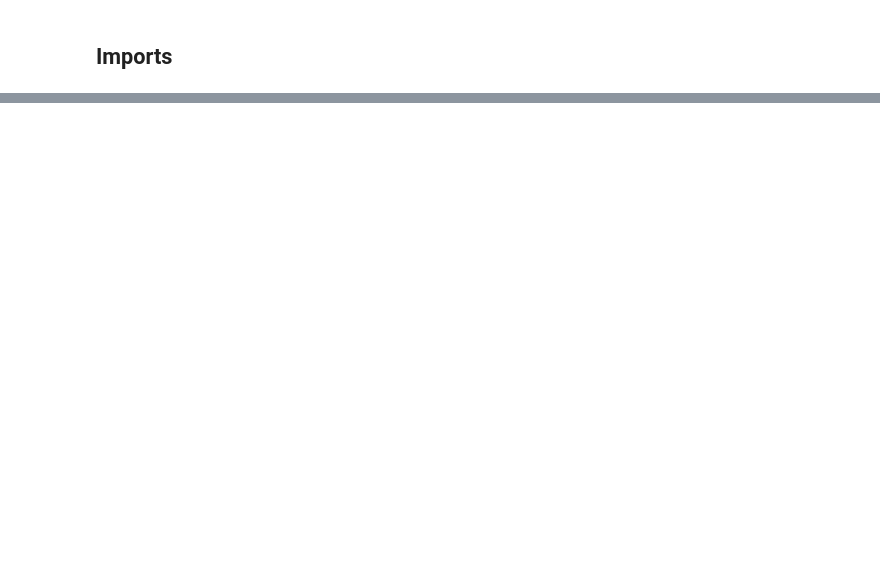
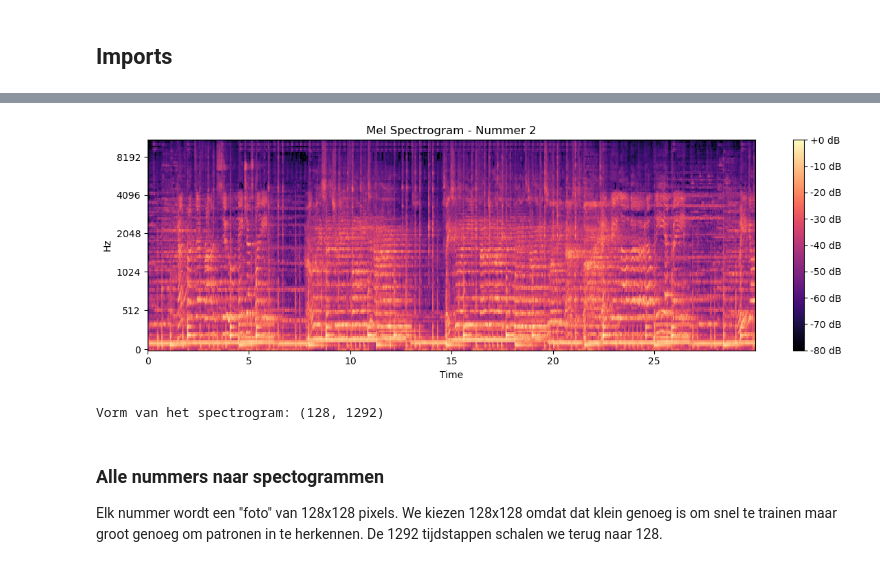
Before and after one commit to NimaGhafar/music_mood, a Jupyter notebook: music_mood.ipynb, the cells around one changed output, grey strips where cells are left out. Drawn from its saved outputs; the diff is of its cells as text; code cells hidden in the pictures; blank space fills up the shorter version.

```diff
--- a/music_mood.ipynb
+++ b/music_mood.ipynb
@@ -51,0 +282,19 @@ Naast de audio en de valence/arousal scores bevat DEAM ook nog:
+# %%
+mel_spec  = librosa.feature.melspectrogram(y=y, sr=sr, n_mels=128)
+mel_spec_db = librosa.power_to_db(mel_spec, ref=np.max)
+
+plt.figure(figsize=(12, 4))
+librosa.display.specshow(mel_spec_db, sr=sr, x_axis="time", y_axis="mel")
+plt.colorbar(format="%+2.0f dB")
+plt.title(f"Mel Spectrogram - Nummer {eerste_id}")
+plt.tight_layout()
+plt.show()
+
+print("Vorm van het spectrogram:", mel_spec_db.shape)
+# %% [output]
+[figure, added]
+Vorm van het spectrogram: (128, 1292)
+# %% [markdown]
+### Alle nummers naar spectogrammen
+
+Elk nummer wordt een "foto" van 128x128 pixels. We kiezen 128x128 omdat dat klein genoeg is om snel te trainen maar groot genoeg om patronen in te herkennen. De 1292 tijdstappen schalen we terug naar 128.
```
Also changed, not shown: parts of 36 cells of this notebook, 2 other files.
